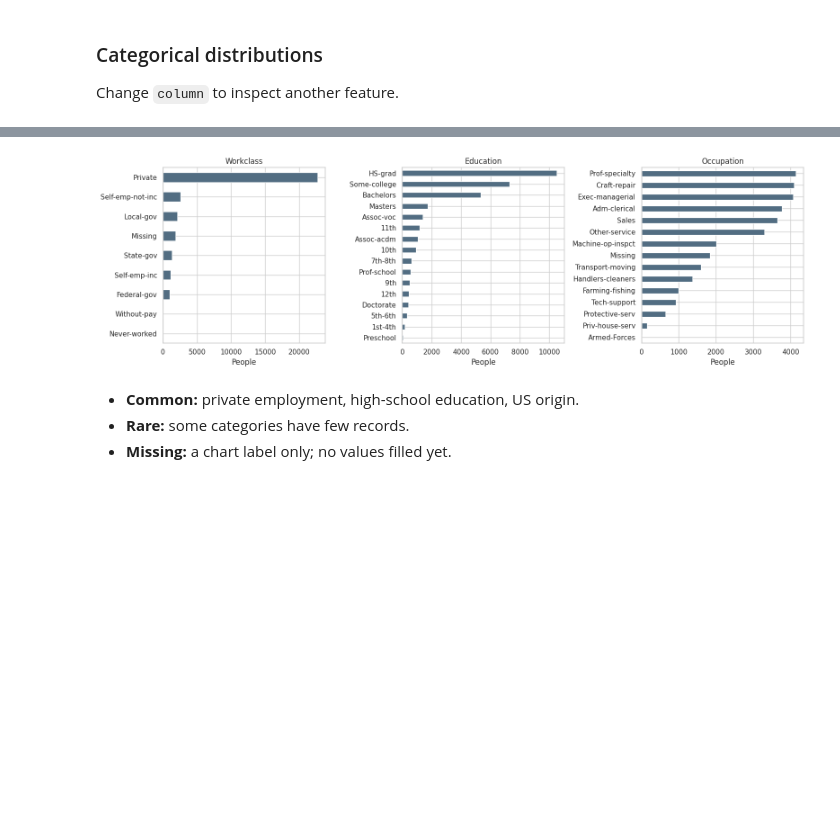
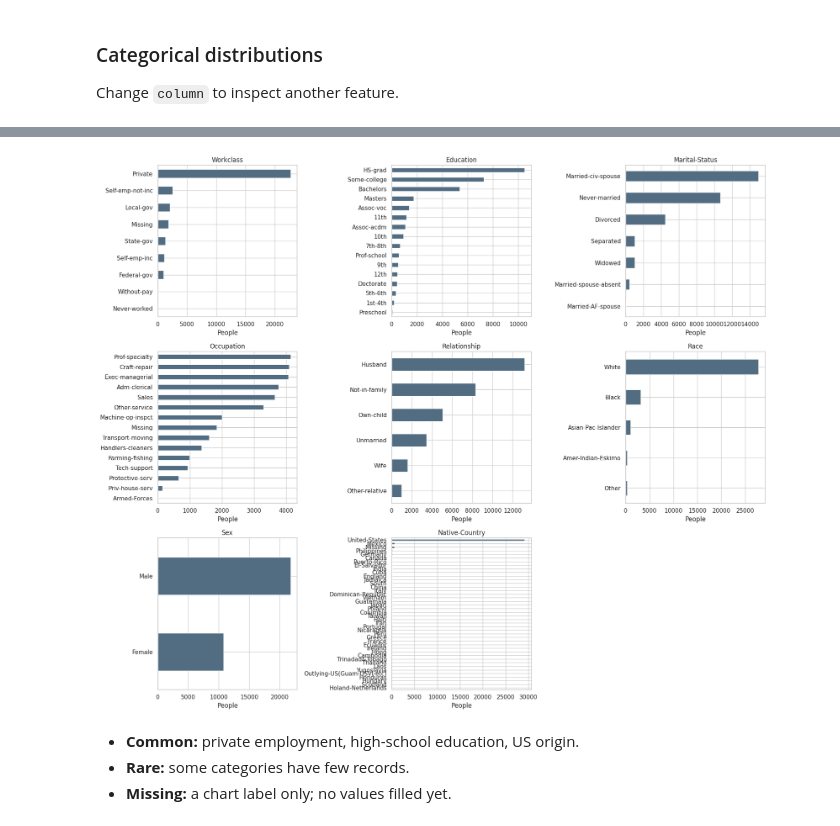
Before and after one commit to AAB6s/advanced_ml, a Jupyter notebook: adult_lab.ipynb, the cells around one changed output, grey strips where cells are left out. Saved outputs shown, nothing was run; the diff lists cells and outputs as text; code cells hidden in the pictures; blank space fills up the shorter version.

```diff
--- a/adult_lab.ipynb
+++ b/adult_lab.ipynb
@@ -253,13 +246,21 @@ display(capital_zeros.to_frame("Zero values %").round(2))
 
 Change `column` to inspect another feature.
 # %%
+categorical = train_df.select_dtypes(exclude="number").columns.drop("income").tolist()
 category_rows = []
+
 for column in categorical:
     counts = train_df[column].value_counts()
-    category_rows.append({"Column": column, "Categories": len(counts), "Most common": counts.index[0], "Most common share %": 100 * counts.iloc[0] / len(train_df), "Smallest category": counts.min()})
+    category_rows.append({
+        "Column": column,
+        "Categories number": len(counts),
+        "Most common": counts.index[0],
+        "Most common count": counts.iloc[0],
+        "Most common share %": 100 * counts.iloc[0] / len(train_df),
+        "Least common": counts.index[-1],
+        "Least common count": counts.iloc[-1],
+        "Least common share %": 100 * counts.iloc[-1] / len(train_df)
+    })
+
 display(pd.DataFrame(category_rows).set_index("Column").round(2))
-
-column = "occupation"
-counts = train_df[column].value_counts(dropna=False)
-display(counts.to_frame("People"))
 # %% [output]
@@ -293,13 +277,36 @@ display(counts.to_frame("People"))
 # %%
-fig, axes = plt.subplots(1, 3, figsize=(16, 5))
-for column, ax in zip(["workclass", "education", "occupation"], axes):
+import math
+
+n_cols = 3
+n_rows = math.ceil(len(categorical) / n_cols)
+
+fig, axes = plt.subplots(
+    n_rows,
+    n_cols,
+    figsize=(18, 5 * n_rows)
+)
+
+axes = axes.flatten()
+
+for column, ax in zip(categorical, axes):
     counts = train_df[column].fillna("Missing").value_counts().sort_values()
+
     counts.plot.barh(ax=ax, color="#526D82")
-    ax.set(title=column.title(), xlabel="People", ylabel="")
+
+    ax.set(
+        title=column.title(),
+        xlabel="People",
+        ylabel=""
+    )
+
+# Remove empty plots
+for ax in axes[len(categorical):]:
+    ax.remove()
+
 plt.tight_layout()
 plt.show()
 # %% [output]
-[figure, old version]
+[figure, new version]
 # %% [markdown]
 - **Common:** private employment, high-school education, US origin.
 - **Rare:** some categories have few records.
```
Also changed, not shown: parts of 3 cells of this notebook.
